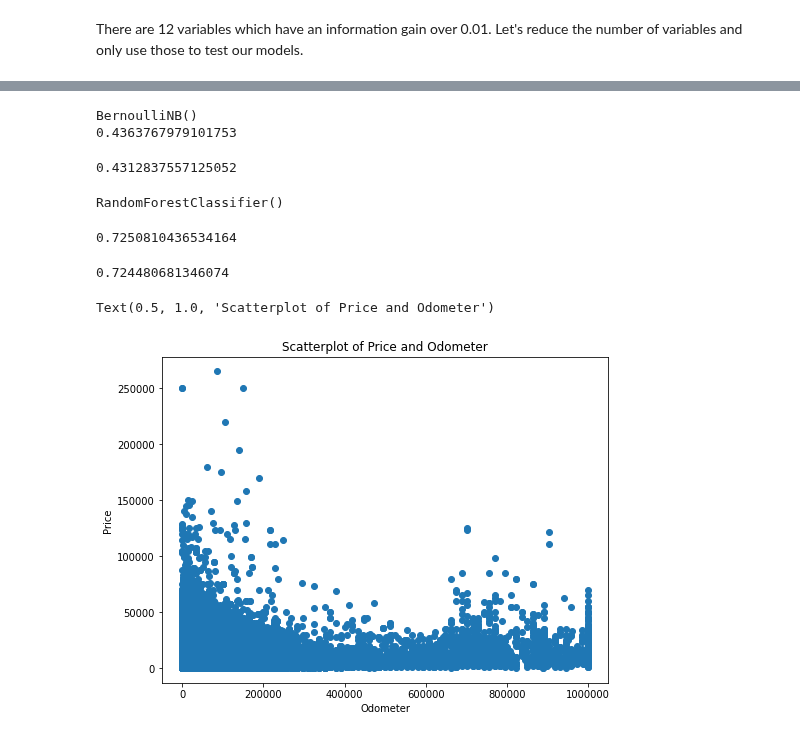
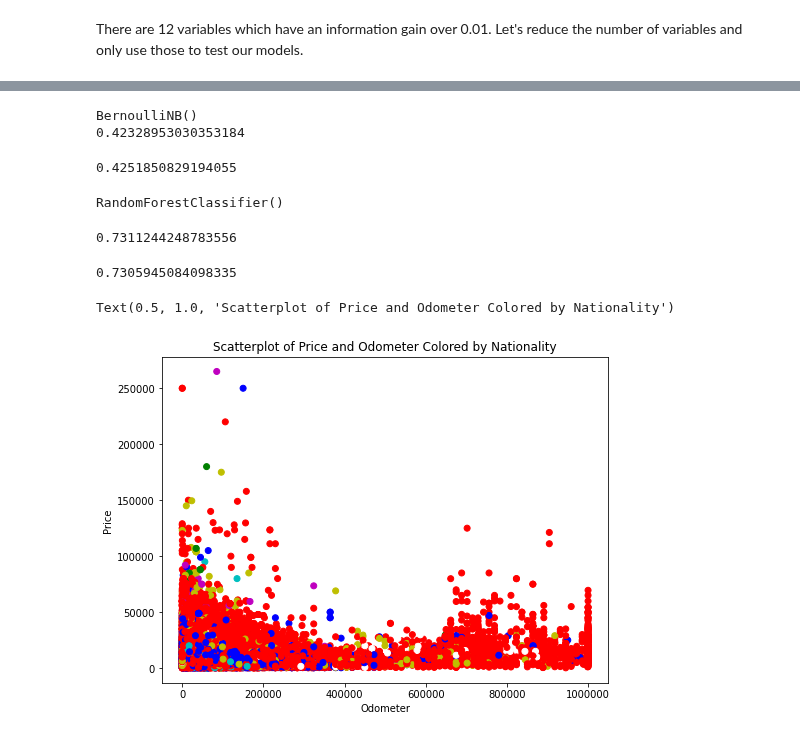
Before and after one commit to matthiasronnau/BANA-212-Final-Project, a Jupyter notebook: BANA-212 Final Project.ipynb, the cells around one changed output, grey strips where cells are left out. Cells and saved outputs as stored; diff of their text form; code cells hidden in the pictures.

```diff
--- a/BANA-212 Final Project.ipynb
+++ b/BANA-212 Final Project.ipynb
@@ -349,7 +360,8 @@ cars["price_binned"] = price_binned
 cars = cars[[cars.columns[0]] + [cars.columns[-1]] + list(cars.columns[1:-1])]
 # %%
 cars_no_missing = cars.copy()
-cars_no_missing.dropna(inplace = True)
+cars_no_missing = cars_no_missing[cars_no_missing["manufacturer"] != "MISSING"]
+cars_no_missing.dropna(inplace = True, axis = 0)
 cars_no_missing.reset_index(inplace = True, drop = True)
 # %%
 cars_no_missing.columns
@@ -362,11 +374,11 @@ Index(['price', 'price_binned', 'year', 'manufacturer', 'condition',
 # %%
 numerical = cars_no_missing.loc[:, ["price", "year", "cylinders", "odometer"]]
 categorical = cars_no_missing.loc[:, ["manufacturer", "condition", "fuel", "title_status", "transmission", "drive",
-                           "type", "paint_color", "state"]]
+                           "type", "paint_color", "state", "nationality_colors"]]
 binned_prediction = cars_no_missing["price_binned"]
 # %%
 #Create k-1 dummy variables for each k-level categorical variable
-categorical_dummies = pd.get_dummies(categorical, drop_first = True)
+categorical_dummies = pd.get_dummies(categorical.iloc[:, 0:9], drop_first = True)
 # %%
 cars_linear_data = pd.concat([numerical, categorical_dummies], axis = 1)
 cars_linear_data.head()
@@ -527,11 +539,11 @@ y_pred = BNB.predict(X_test)
 print(accuracy_score(y_test, y_pred))
 # %% [output]
 BernoulliNB()
-0.4363767979101753
+0.42328953030353184
 # %%
 cross_val_score(BNB, X_cut, y, cv = 10).mean()
 # %% [output]
-0.4312837557125052
+0.4251850829194055
 # %%
 model = RandomForestClassifier()
 model.fit(X_train, y_train)
@@ -540,8 +552,8 @@ RandomForestClassifier()
 # %%
 model.score(X_test, y_test)
 # %% [output]
-0.7250810436534164
+0.7311244248783556
 # %%
 cross_val_score(RandomForestClassifier(), X_cut, y, cv = 10).mean()
 # %% [output]
-0.724480681346074
+0.7305945084098335
@@ -550,10 +562,10 @@ cars["nationality_colors"] = cars["manufacturer_nationality"].map(manufacturers_
 # %%
 plt.figure(figsize = (8, 6))
 plt.ticklabel_format(style = "plain")
-plt.scatter(cars_linear_data.odometer, cars_linear_data.price, )
+plt.scatter(cars_linear_data.odometer, cars_linear_data.price, c = categorical["nationality_colors"])
 plt.xlabel("Odometer")
 plt.ylabel("Price")
-plt.title("Scatterplot of Price and Odometer")
+plt.title("Scatterplot of Price and Odometer Colored by Nationality")
 # %% [output]
-Text(0.5, 1.0, 'Scatterplot of Price and Odometer')
+Text(0.5, 1.0, 'Scatterplot of Price and Odometer Colored by Nationality')
-[figure, old version]
+[figure, new version]
```
Also changed, not shown: parts of 15 cells of this notebook.
